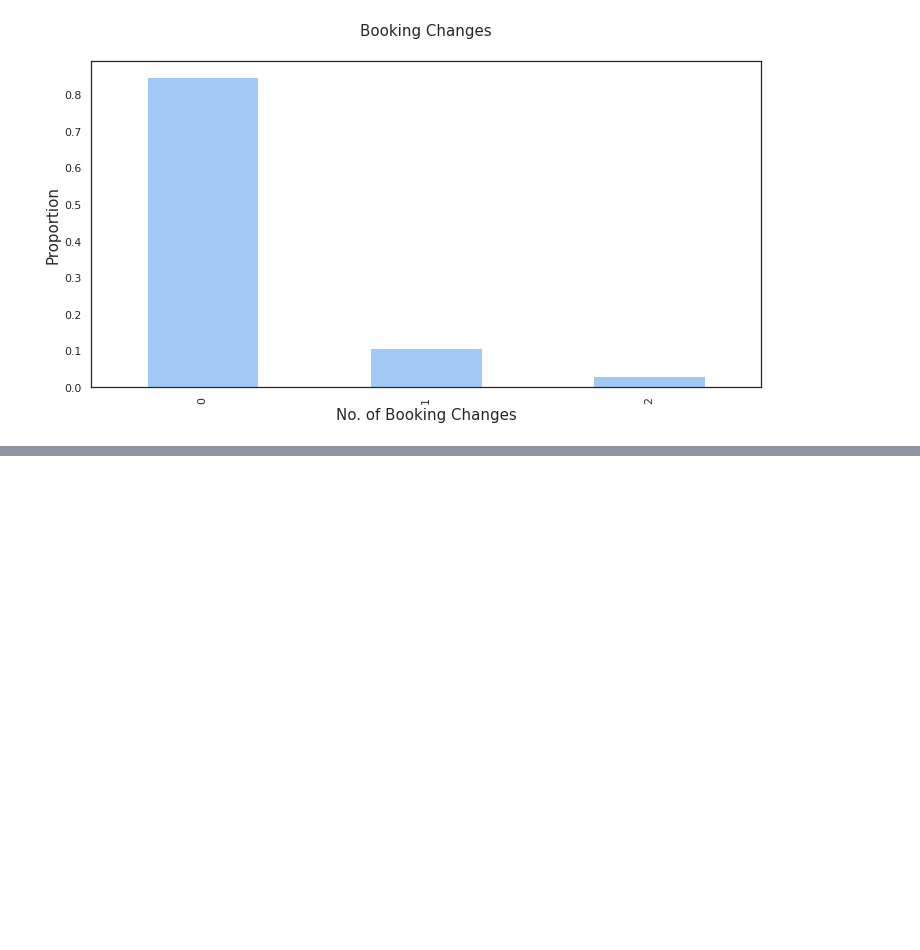
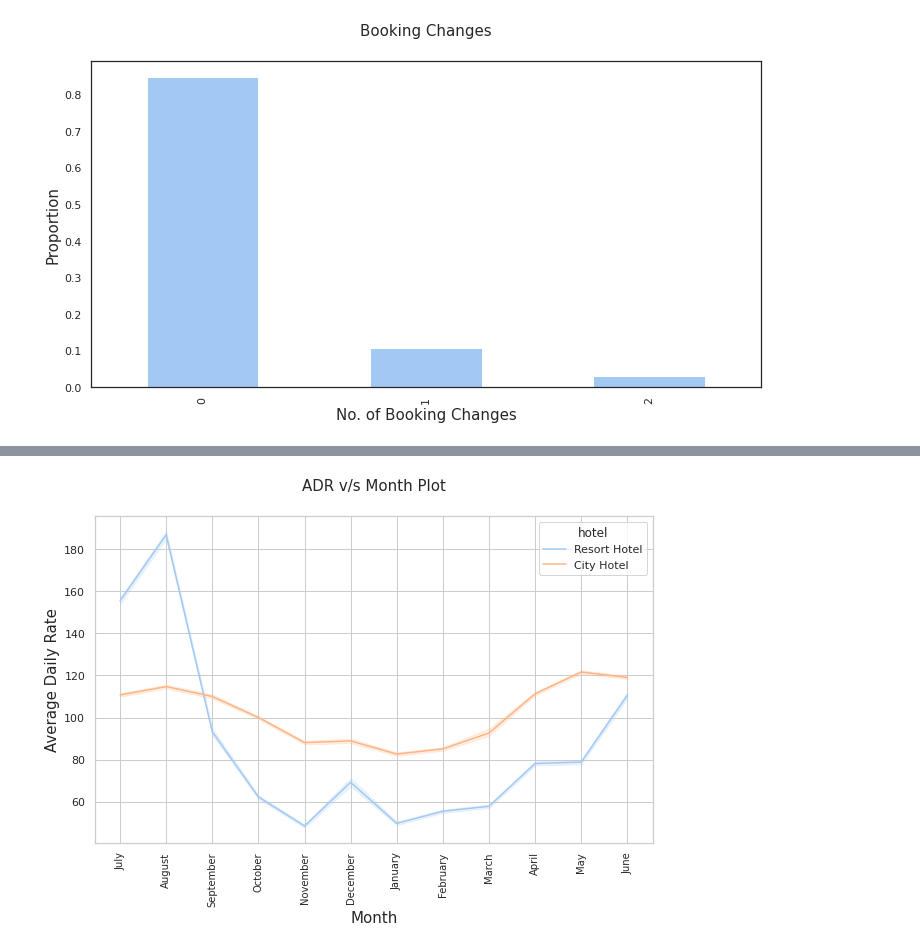
Before and after one commit to mdabushad/Hotel-Booking-Analysis-EDA-Capstone, a Jupyter notebook: data_machines_Hotel_Booking_Analysis_Capstone_Project.ipynb, the cells around one changed output, grey strips where cells are left out. Cells and saved outputs as stored; diff of their text form; code cells hidden in the pictures; blank space fills up the shorter version.

```diff
--- a/data_machines_Hotel_Booking_Analysis_Capstone_Project.ipynb
+++ b/data_machines_Hotel_Booking_Analysis_Capstone_Project.ipynb
@@ -510,0 +572,16 @@ plt.show()
+# %%
+sns.set_context('notebook')
+sns.set_style("whitegrid")
+sns.set_palette('pastel')
+
+plt.figure(figsize = (10,6))
+g = sns.lineplot(x = 'arrival_date_month', y = 'adr', data = df, hue = 'hotel')
+
+g.set_xlabel('Month',fontsize = 15)
+g.set_ylabel('Average Daily Rate',fontsize = 15)
+g.set_title('ADR v/s Month Plot', fontsize = 15, y = 1.06)
+
+plt.xticks(rotation = 90, fontsize = 10)
+plt.show()
+# %% [output]
+[figure, added]
```
Also changed, not shown: parts of 12 cells of this notebook.
